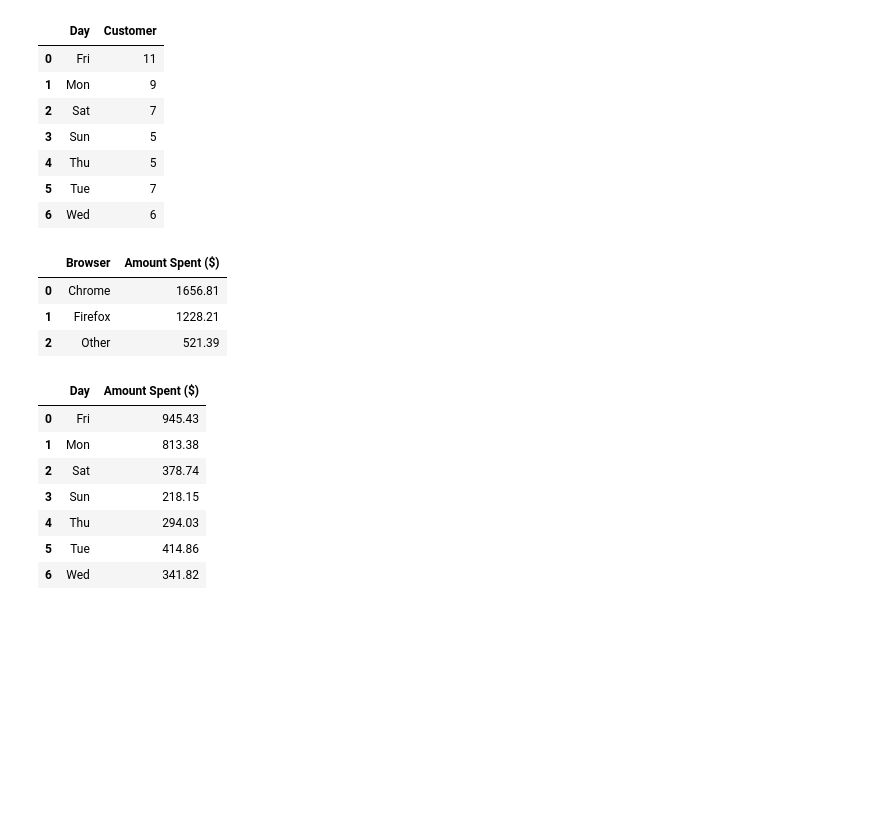
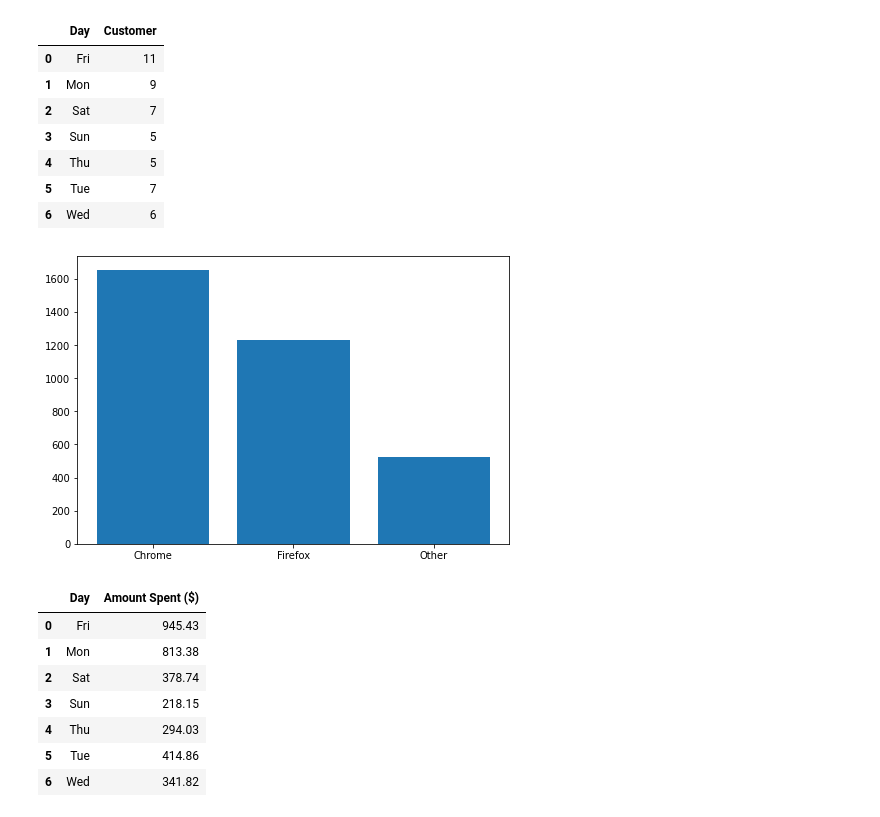
Before and after one commit to SumnerDolleman/DATA5400-Predictive-Modeling, a Jupyter notebook: Assignment_3.ipynb, the cells around one changed output. Saved outputs shown, nothing was run; the diff lists cells and outputs as text; code cells hidden in the pictures; blank space fills up the shorter version.

```diff
--- a/Assignment_3.ipynb
+++ b/Assignment_3.ipynb
@@ -122,12 +105,13 @@ df.groupby('Day', as_index=False)['Customer'].count()
 | 6 | Wed | 6 |
 # %%
 #2 Per Browser
-df.groupby('Browser', as_index=False)['Amount Spent ($)'].sum()
+a = df.groupby('Browser', as_index=False)['Amount Spent ($)'].sum()
+fig = plt.figure()
+ax = fig.add_axes([0,0,1,1])
+ax.bar(a['Browser'], a['Amount Spent ($)'])
+plt.show()
 # %% [output]
-|  | Browser | Amount Spent ($) |
-| 0 | Chrome | 1656.81 |
-| 1 | Firefox | 1228.21 |
-| 2 | Other | 521.39 |
+[figure, added]
 # %%
 #2 Per Day
 df.groupby('Day', as_index=False)['Amount Spent ($)'].sum()
```
Also changed, not shown: parts of 13 cells of this notebook.
